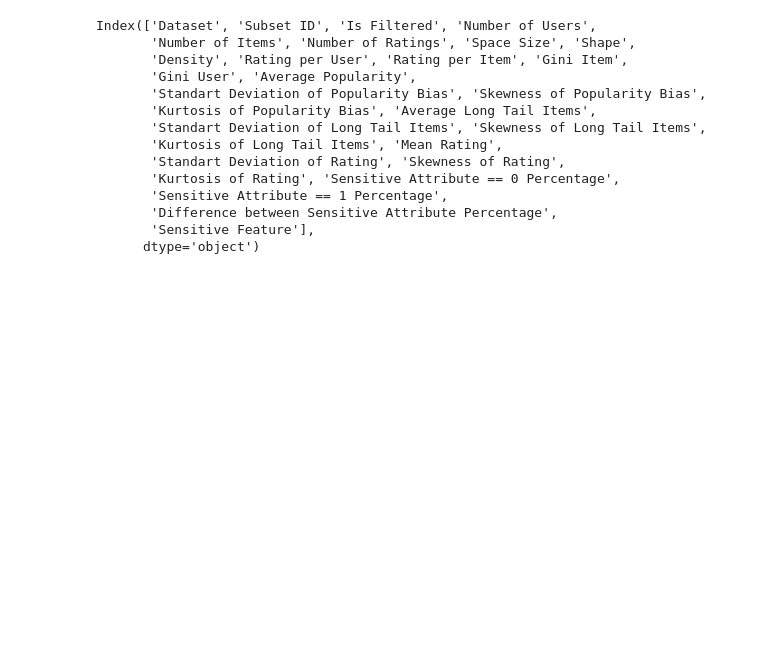
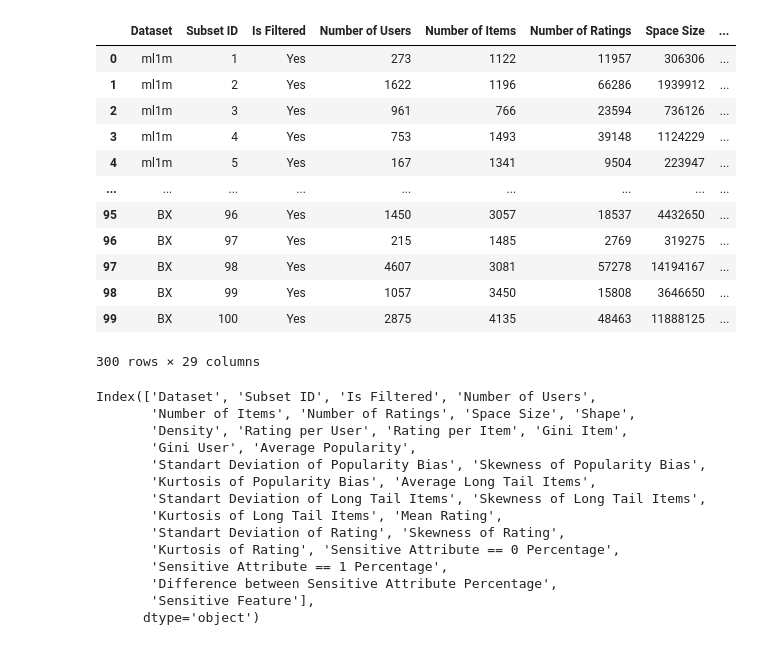
Before and after one commit to ITU-ILAP/RecBole-FairRec-Comparison-Tool, a Jupyter notebook: evaluation/feature_removal.ipynb, the cells around one changed output. Drawn from its saved outputs; the diff is of its cells as text; code cells hidden in the pictures; blank space fills up the shorter version.

```diff
--- a/evaluation/feature_removal.ipynb
+++ b/evaluation/feature_removal.ipynb
@@ -8,3 +27,26 @@ data = pd.read_csv("df_stats_all.csv")
+# %%
+data_age = pd.read_csv("../stats/stats_ml1m_age.csv")
+data_age["Sensitive Feature"] = "age"
+data_gender = pd.read_csv("../stats/stats_ml1m_gender.csv")
+data_gender["Sensitive Feature"] = "gender"
+data_bx = pd.read_csv("../stats/stats_bx_age.csv")
+data_bx["Sensitive Feature"] = "age"
+data = pd.concat([data_age, data_gender, data_bx])
+data
+# %% [output]
+|  | Dataset | Subset ID | Is Filtered | Number of Users | Number of Items | Number of Ratings | Space Size | ... |
+| 0 | ml1m | 1 | Yes | 273 | 1122 | 11957 | 306306 | ... |
+| 1 | ml1m | 2 | Yes | 1622 | 1196 | 66286 | 1939912 | ... |
+| 2 | ml1m | 3 | Yes | 961 | 766 | 23594 | 736126 | ... |
+| 3 | ml1m | 4 | Yes | 753 | 1493 | 39148 | 1124229 | ... |
+| 4 | ml1m | 5 | Yes | 167 | 1341 | 9504 | 223947 | ... |
+| ... | ... | ... | ... | ... | ... | ... | ... | ... |
+| 95 | BX | 96 | Yes | 1450 | 3057 | 18537 | 4432650 | ... |
+| 96 | BX | 97 | Yes | 215 | 1485 | 2769 | 319275 | ... |
+| 97 | BX | 98 | Yes | 4607 | 3081 | 57278 | 14194167 | ... |
+| 98 | BX | 99 | Yes | 1057 | 3450 | 15808 | 3646650 | ... |
+| 99 | BX | 100 | Yes | 2875 | 4135 | 48463 | 11888125 | ... |
+300 rows × 29 columns
 # %%
 ml1_age = data[(data["Dataset"] == "ml1m") & (data["Sensitive Feature"] == "Age")]
 # %%
```
Also changed, not shown: parts of 6 cells of this notebook, 27 other files.
